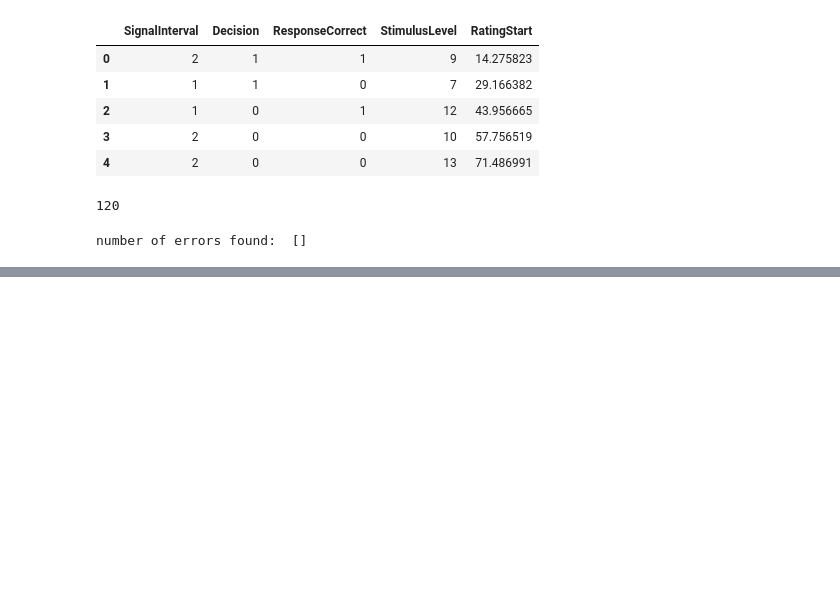
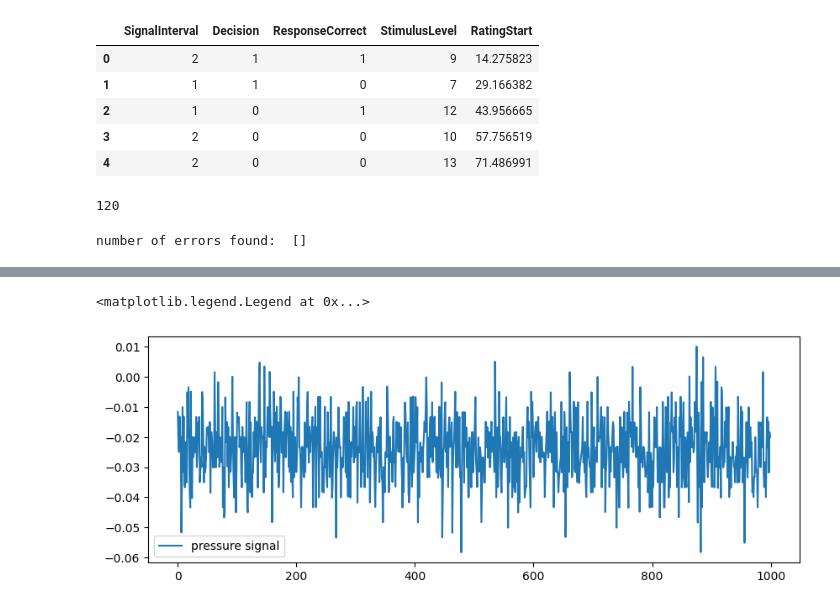
Before and after one commit to AlbertoGonzalezOlmos/alignment-temporal-series, a Jupyter notebook: exploration-preprocessing.ipynb, the cells around one changed output, grey strips where cells are left out. Saved outputs shown, nothing was run; the diff lists cells and outputs as text; code cells hidden in the pictures; blank space fills up the shorter version.

```diff
--- a/exploration-preprocessing.ipynb
+++ b/exploration-preprocessing.ipynb
@@ -1013,0 +1115,14 @@ plt.plot(PressureData['Pressure'])
+# %%
+# closer inspection of baseline noise
+
+%matplotlib inline
+
+range_start = 45000
+range_end = range_start + 1000
+
+plt.figure(figsize=(10, 3.5))
+plt.plot(PressureData_array_down[range_start:range_end], label='pressure signal: baseline noise')
+plt.legend()
+# %% [output]
+<matplotlib.legend.Legend at 0x...>
+[figure, added]
```
Also changed, not shown: parts of 79 cells of this notebook, 2 other files.
